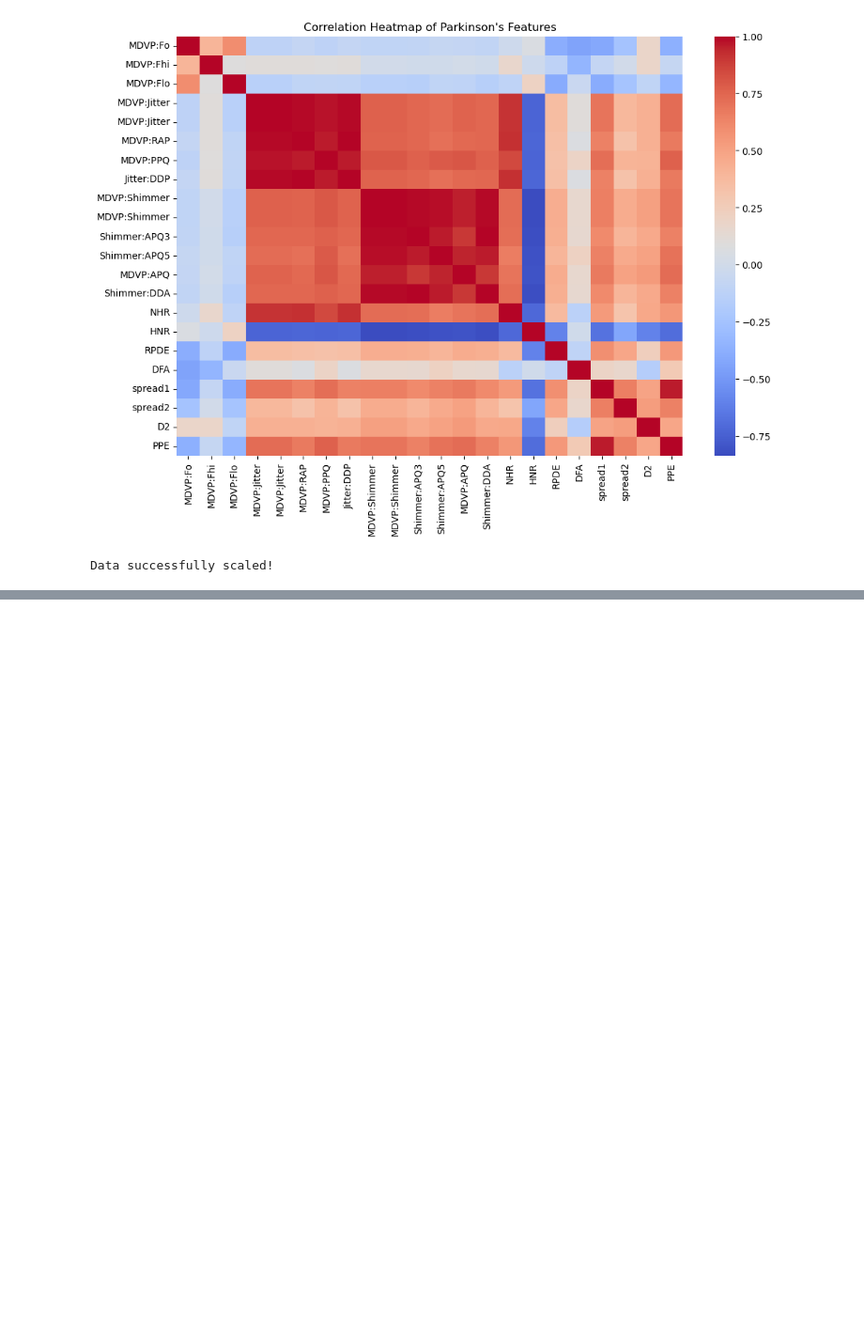
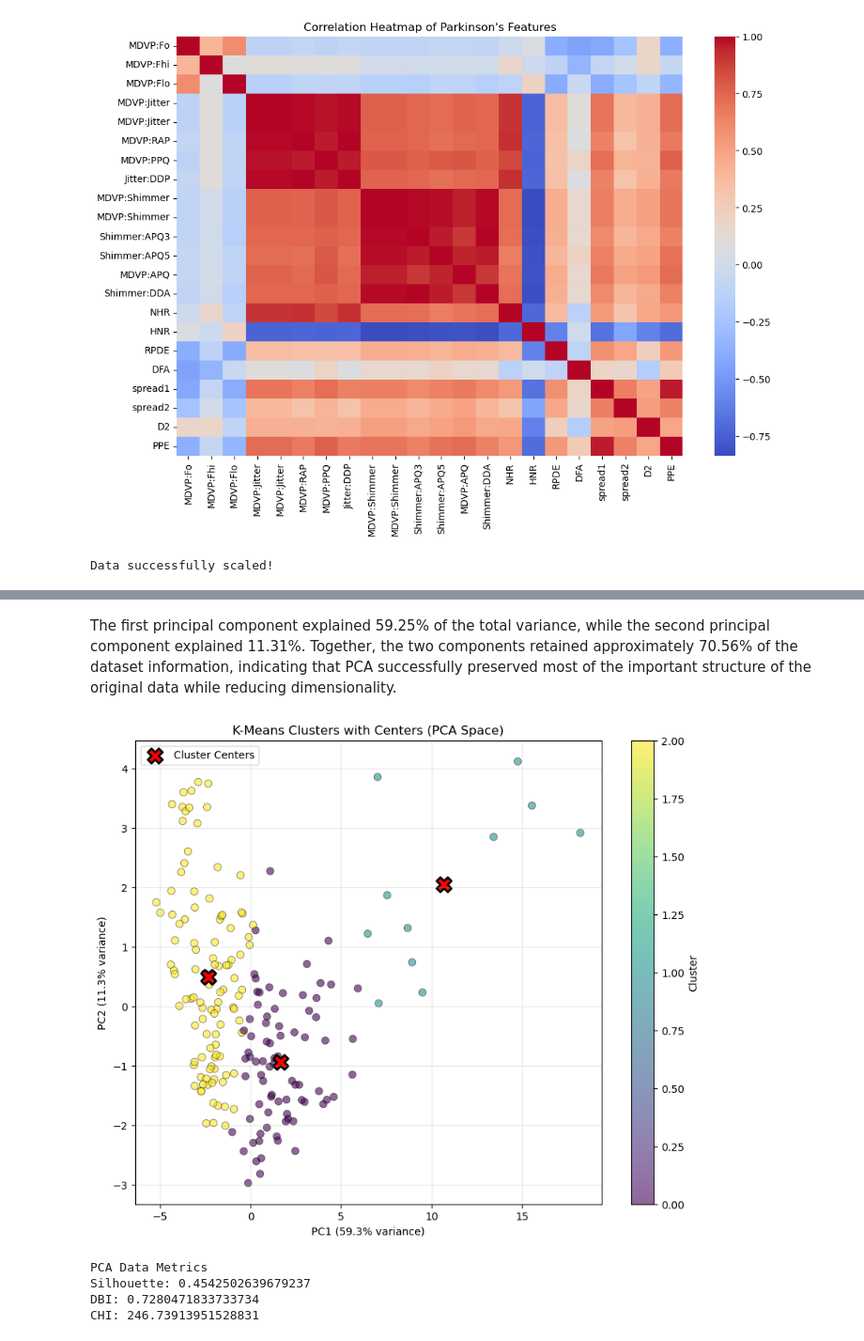
Before and after one commit to TashyLela/Parkinson-s-Disease-Classification-Project, a Jupyter notebook: notebooks/Data Preprocessing.ipynb, the cells around one changed output, grey strips where cells are left out. Shown at 94% size. Cells and saved outputs as stored; diff of their text form; code cells hidden in the pictures; blank space fills up the shorter version.

```diff
--- a/notebooks/Data Preprocessing.ipynb
+++ b/notebooks/Data Preprocessing.ipynb
@@ -87,0 +169,4 @@ Data successfully scaled!
+# %%
+from sklearn.decomposition import PCA
+pca = PCA(n_components=2)
+X_pca = pca.fit_transform(X_scaled_df)
@@ -87,0 +183,43 @@ Data successfully scaled!
+# %% [markdown]
+The first principal component explained 59.25% of the total variance, while the second principal component explained 11.31%. Together, the two components retained approximately 70.56% of the dataset information, indicating that PCA successfully preserved most of the important structure of the original data while reducing dimensionality.
+# %%
+kmeans_pca = KMeans(
+    n_clusters=k_optimal,
+    init='k-means++',
+    random_state=42
+)
+
+clusters_pca = kmeans_pca.fit_predict(X_pca)
+
+# Plot cluster centers in PCA space
+plt.figure(figsize=(10, 8))
+scatter = plt.scatter(X_pca[:,0], X_pca[:,1], c=clusters_pca, cmap='viridis',
+                      alpha=0.6, s=50, edgecolors='black', linewidth=0.5)
+
+# Plot cluster centers
+cluster_centers_pca = kmeans_pca.cluster_centers_
+plt.scatter(cluster_centers_pca[:,0], cluster_centers_pca[:,1],
+           c='red', marker='X', s=200, edgecolors='black', linewidth=2,
+           label='Cluster Centers')
+
+plt.xlabel(f'PC1 ({explained_variance[0]*100:.1f}% variance)')
+plt.ylabel(f'PC2 ({explained_variance[1]*100:.1f}% variance)')
+plt.title('K-Means Clusters with Centers (PCA Space)')
+plt.colorbar(scatter, label='Cluster')
+plt.legend()
+plt.grid(True, alpha=0.3)
+plt.show()
+sil_pca = silhouette_score(X_pca, clusters_pca)
+dbi_pca = davies_bouldin_score(X_pca, clusters_pca)
+chi_pca = calinski_harabasz_score(X_pca, clusters_pca)
+
+print("PCA Data Metrics")
+print("Silhouette:", sil_pca)
+print("DBI:", dbi_pca)
+print("CHI:", chi_pca)
+# %% [output]
+[figure, added]
+PCA Data Metrics
+Silhouette: 0.4542502639679237
+DBI: 0.7280471833733734
+CHI: 246.73913951528831
```
Also changed, not shown: parts of 15 cells of this notebook.
